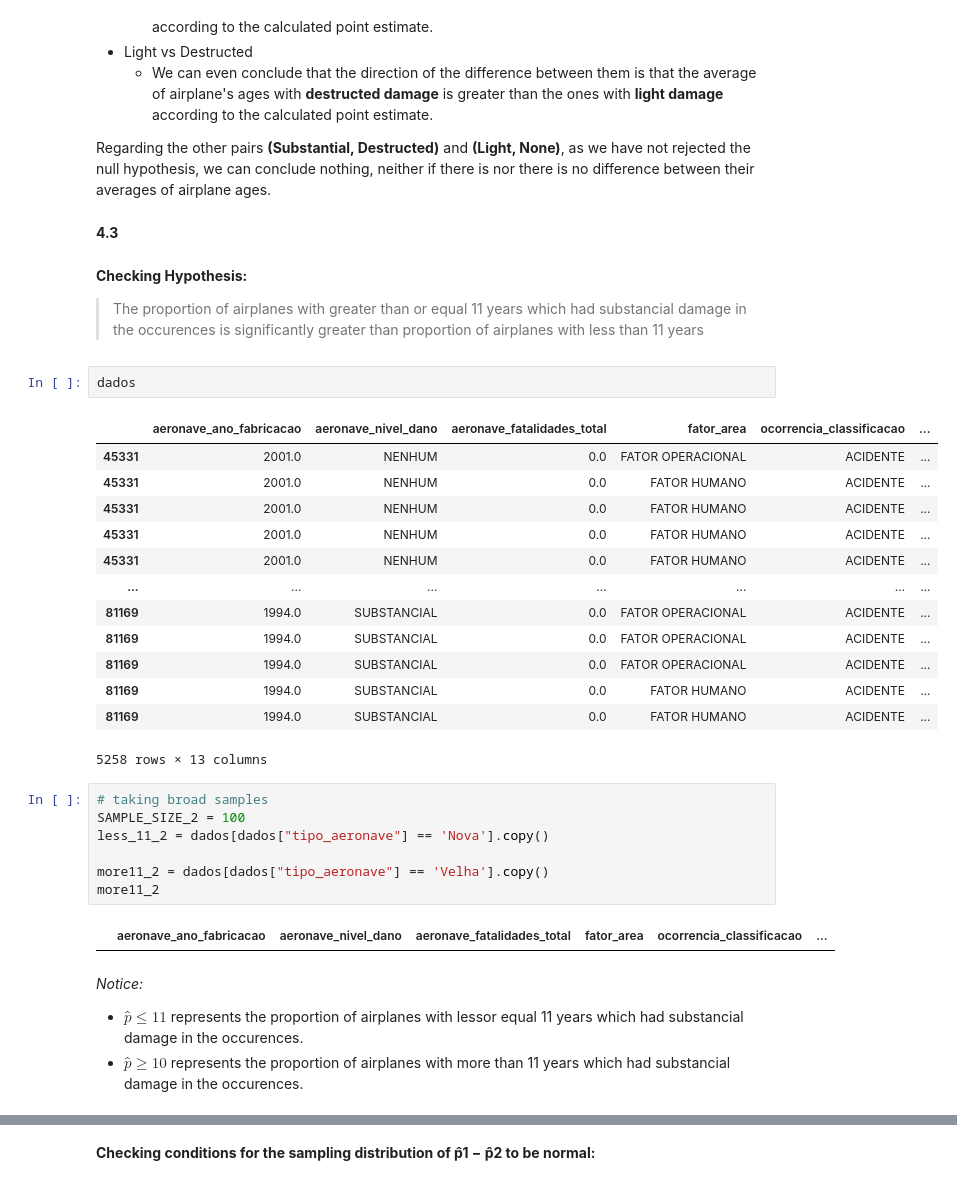
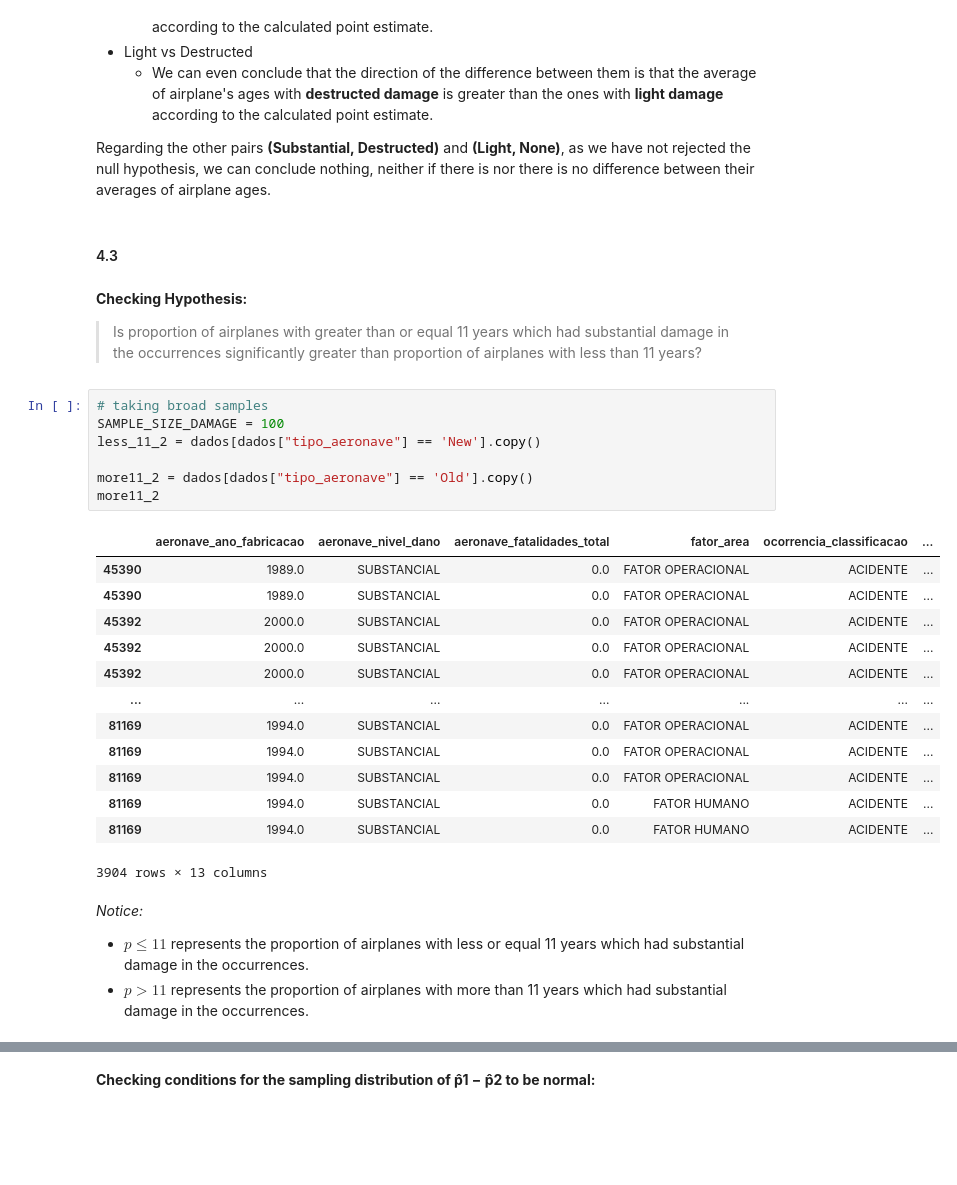
Before and after one commit to igor-diniz/MECD-Statistics, a Jupyter notebook: statistics_2_checkpoint.ipynb, the cells around one changed output, grey strips where cells are left out. Saved outputs shown, nothing was run; the diff lists cells and outputs as text; blank space fills up the shorter version.

```diff
--- a/statistics_2_checkpoint.ipynb
+++ b/statistics_2_checkpoint.ipynb
@@ -870,41 +873,37 @@ After applying the BONFERRONI correction and doing a t-test for each pair of dam
 
 Regarding the other pairs **(Substantial, Destructed)** and **(Light, None)**, as we have not rejected the null hypothesis, we can conclude nothing, neither if there is nor there is no difference between their averages of airplane ages.
 # %% [markdown]
-**4.3**
+#### 4.3
 # %% [markdown]
 **Checking Hypothesis:**
 
 
-> The proportion of airplanes with greater than or equal 11 years which had substancial damage in the occurences is significantly greater than proportion of airplanes with less than 11 years
+> Is proportion of airplanes with greater than or equal 11 years which had substantial damage in the occurrences significantly greater than proportion of airplanes with less than 11 years?
-# %%
-dados
-# %% [output]
-|  | aeronave_ano_fabricacao | aeronave_nivel_dano | aeronave_fatalidades_total | fator_area | ocorrencia_classificacao | ... |
-| 45331 | 2001.0 | NENHUM | 0.0 | FATOR OPERACIONAL | ACIDENTE | ... |
-| 45331 | 2001.0 | NENHUM | 0.0 | FATOR HUMANO | ACIDENTE | ... |
-| 45331 | 2001.0 | NENHUM | 0.0 | FATOR HUMANO | ACIDENTE | ... |
-| 45331 | 2001.0 | NENHUM | 0.0 | FATOR HUMANO | ACIDENTE | ... |
-| 45331 | 2001.0 | NENHUM | 0.0 | FATOR HUMANO | ACIDENTE | ... |
-| ... | ... | ... | ... | ... | ... | ... |
-| 81169 | 1994.0 | SUBSTANCIAL | 0.0 | FATOR OPERACIONAL | ACIDENTE | ... |
-| 81169 | 1994.0 | SUBSTANCIAL | 0.0 | FATOR OPERACIONAL | ACIDENTE | ... |
-| 81169 | 1994.0 | SUBSTANCIAL | 0.0 | FATOR OPERACIONAL | ACIDENTE | ... |
-| 81169 | 1994.0 | SUBSTANCIAL | 0.0 | FATOR HUMANO | ACIDENTE | ... |
-| 81169 | 1994.0 | SUBSTANCIAL | 0.0 | FATOR HUMANO | ACIDENTE | ... |
-5258 rows × 13 columns
 # %%
 # taking broad samples
-SAMPLE_SIZE_2 = 100
-less_11_2 = dados[dados["tipo_aeronave"] == 'Nova'].copy()
+SAMPLE_SIZE_DAMAGE = 100
+less_11_2 = dados[dados["tipo_aeronave"] == 'New'].copy()
 
-more11_2 = dados[dados["tipo_aeronave"] == 'Velha'].copy()
+more11_2 = dados[dados["tipo_aeronave"] == 'Old'].copy()
 more11_2
 # %% [output]
 |  | aeronave_ano_fabricacao | aeronave_nivel_dano | aeronave_fatalidades_total | fator_area | ocorrencia_classificacao | ... |
+| 45390 | 1989.0 | SUBSTANCIAL | 0.0 | FATOR OPERACIONAL | ACIDENTE | ... |
+| 45390 | 1989.0 | SUBSTANCIAL | 0.0 | FATOR OPERACIONAL | ACIDENTE | ... |
+| 45392 | 2000.0 | SUBSTANCIAL | 0.0 | FATOR OPERACIONAL | ACIDENTE | ... |
+| 45392 | 2000.0 | SUBSTANCIAL | 0.0 | FATOR OPERACIONAL | ACIDENTE | ... |
+| 45392 | 2000.0 | SUBSTANCIAL | 0.0 | FATOR OPERACIONAL | ACIDENTE | ... |
+| ... | ... | ... | ... | ... | ... | ... |
+| 81169 | 1994.0 | SUBSTANCIAL | 0.0 | FATOR OPERACIONAL | ACIDENTE | ... |
+| 81169 | 1994.0 | SUBSTANCIAL | 0.0 | FATOR OPERACIONAL | ACIDENTE | ... |
+| 81169 | 1994.0 | SUBSTANCIAL | 0.0 | FATOR OPERACIONAL | ACIDENTE | ... |
+| 81169 | 1994.0 | SUBSTANCIAL | 0.0 | FATOR HUMANO | ACIDENTE | ... |
+| 81169 | 1994.0 | SUBSTANCIAL | 0.0 | FATOR HUMANO | ACIDENTE | ... |
+3904 rows × 13 columns
 # %% [markdown]
 *Notice:*
-*   $p̂ \leq 11$ represents the proportion of airplanes with lessor equal 11 years which had substancial damage in the occurences.
-*   $p̂ \geq 10$ represents the proportion of airplanes with more than 11 years which had substancial damage in the occurences.
+*   $p \leq 11$ represents the proportion of airplanes with less or equal 11 years which had substantial damage in the occurrences.
+*   $p \gt 11$ represents the proportion of airplanes with more than 11 years which had substantial damage in the occurrences.
 # %% [markdown]
 **Hypothesis Formulation**
 
```
Also changed, not shown: parts of 27 cells of this notebook.
